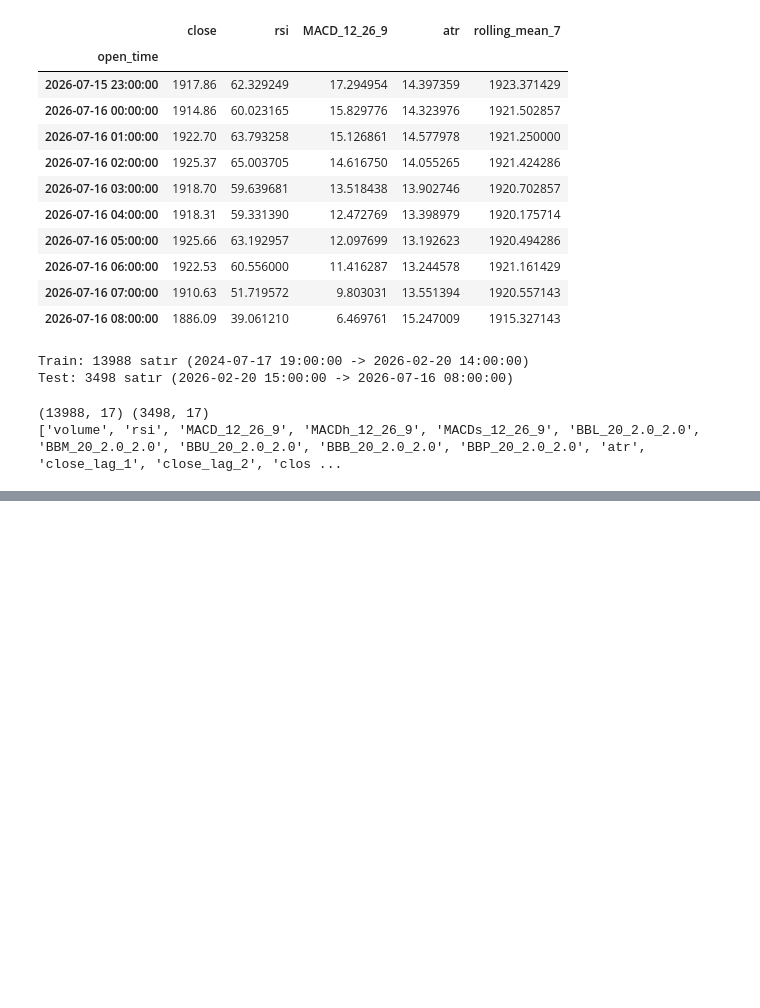
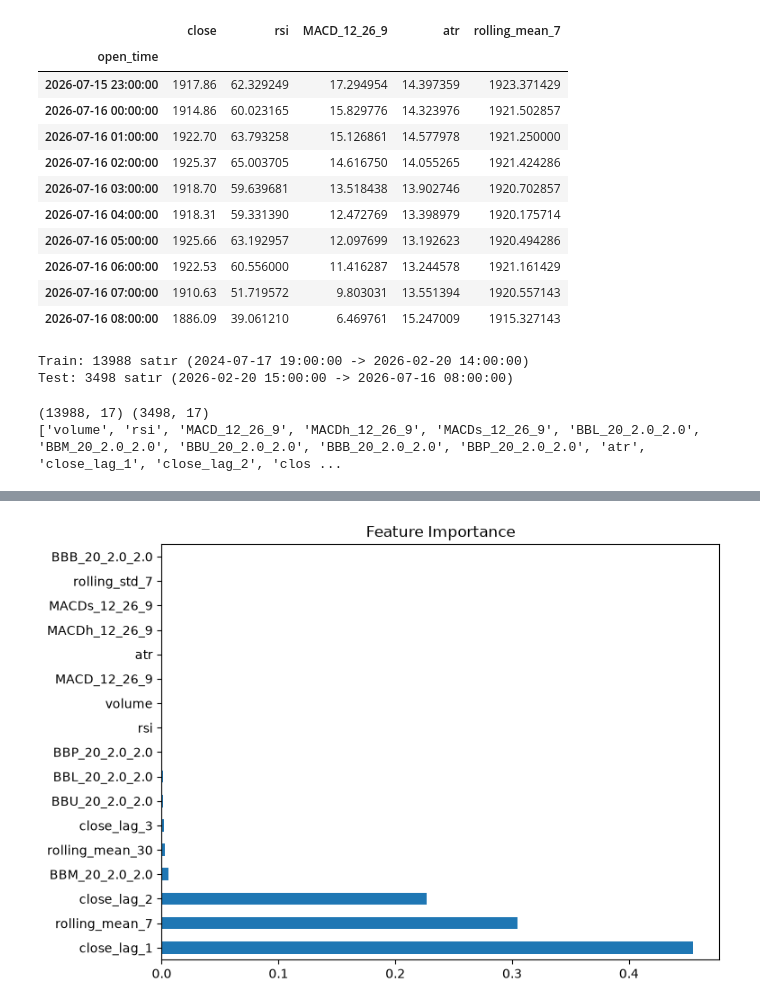
Before and after one commit to esmamanti/coincast, a Jupyter notebook: notebooks/eda.ipynb, the cells around one changed output, grey strips where cells are left out. Drawn from its saved outputs; the diff is of its cells as text; code cells hidden in the pictures; blank space fills up the shorter version.

```diff
--- a/notebooks/eda.ipynb
+++ b/notebooks/eda.ipynb
@@ -110,0 +131,8 @@ X_test_scaled = scaler.transform(X_test)  # transform, fit_transform DEĞİL
+# %%
+import pandas as pd
+
+importance = pd.Series(model.feature_importances_, index=feature_cols).sort_values(ascending=False)
+importance.plot(kind="barh", figsize=(8,6), title="Feature Importance")
+plt.show()
+# %% [output]
+[figure, added]
```
Also changed, not shown: parts of 2 cells of this notebook, 2 other files.
